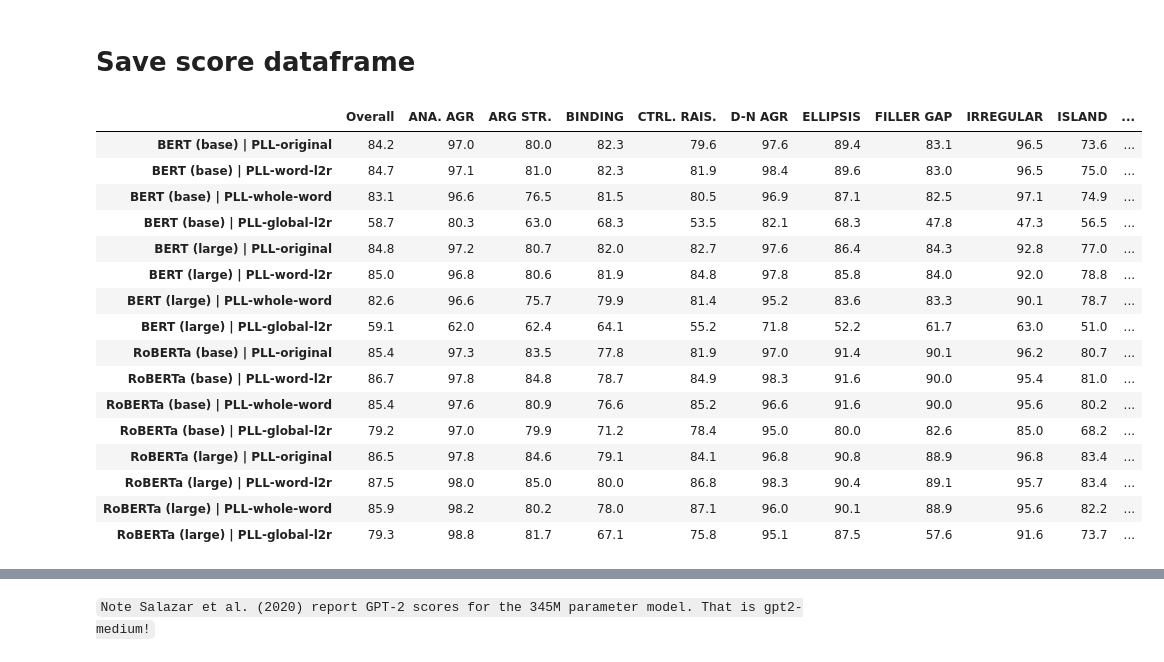
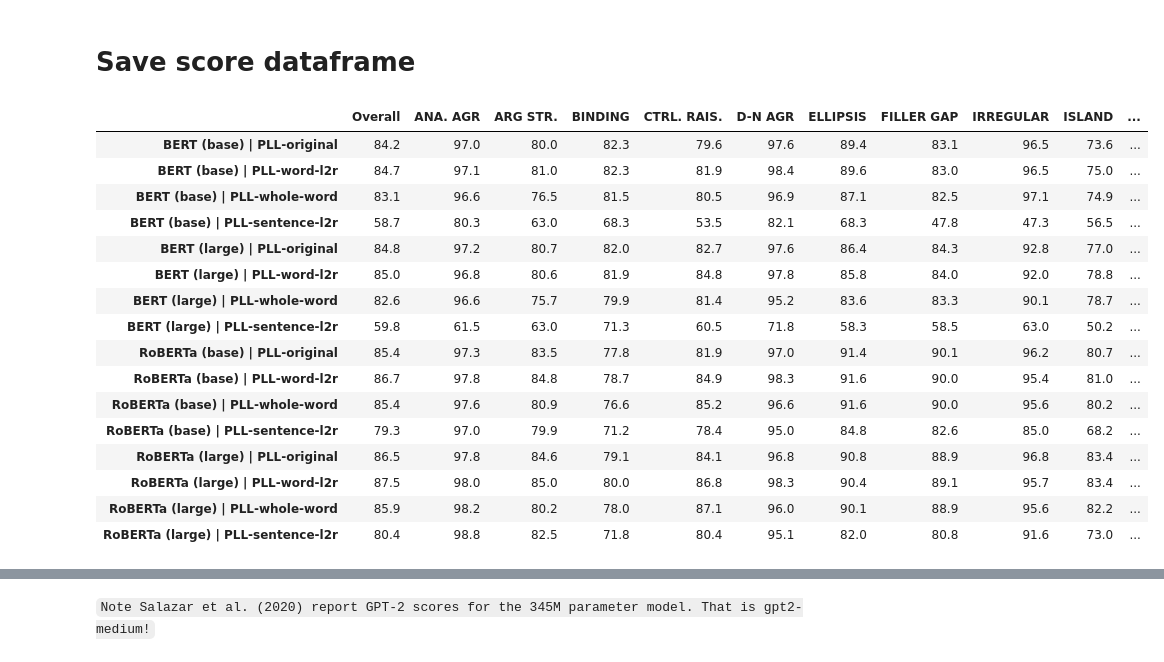
Before and after one commit to eltociear/better-mlm-scoring, a Jupyter notebook: better-mlm-scoring-analyses/analyze-blimp-results.ipynb, the cells around one changed output, grey strips where cells are left out. Drawn from its saved outputs; the diff is of its cells as text; code cells hidden in the pictures.

```diff
--- a/better-mlm-scoring-analyses/analyze-blimp-results.ipynb
+++ b/better-mlm-scoring-analyses/analyze-blimp-results.ipynb
@@ -359,50 +359,50 @@ rename_dict = {
 df_renamed = df_sorted.rename(columns=rename_dict)
 
 #rename rows
 raname_rows_dict = {
     'bert-base-cased_original' : 'BERT (base) | PLL-original',
     'bert-base-cased_adjusted_l2r' : 'BERT (base) | PLL-word-l2r',
     'bert-base-cased_adjusted_mlm' : 'BERT (base) | PLL-whole-word',
-    'bert-base-cased_adjusted_global_l2r' : 'BERT (base) | PLL-global-l2r',
+    'bert-base-cased_adjusted_global_l2r' : 'BERT (base) | PLL-sentence-l2r',
     #
     'bert-large-cased_original' : 'BERT (large) | PLL-original',
     'bert-large-cased_adjusted_l2r' : 'BERT (large) | PLL-word-l2r',
     'bert-large-cased_adjusted_mlm' : 'BERT (large) | PLL-whole-word',
-    'bert-large-cased_adjusted_global_l2r' : 'BERT (large) | PLL-global-l2r',
+    'bert-large-cased_adjusted_global_l2r' : 'BERT (large) | PLL-sentence-l2r',
     #
     'roberta-base_original' : 'RoBERTa (base) | PLL-original',
     'roberta-base_adjusted_l2r' : 'RoBERTa (base) | PLL-word-l2r',
     'roberta-base_adjusted_mlm' : 'RoBERTa (base) | PLL-whole-word',
-    'roberta-base_adjusted_global_l2r' : 'RoBERTa (base) | PLL-global-l2r',
+    'roberta-base_adjusted_global_l2r' : 'RoBERTa (base) | PLL-sentence-l2r',
     #
     'roberta-large_original' : 'RoBERTa (large) | PLL-original',
     'roberta-large_adjusted_l2r' : 'RoBERTa (large) | PLL-word-l2r',
     'roberta-large_adjusted_mlm' : 'RoBERTa (large) | PLL-whole-word',
-    'roberta-large_adjusted_global_l2r' : 'RoBERTa (large) | PLL-global-l2r'
+    'roberta-large_adjusted_global_l2r' : 'RoBERTa (large) | PLL-sentence-l2r'
 }
 
 df_renamed = df_renamed.rename(index=raname_rows_dict)
 
 df_renamed.to_csv('blimp_scores_aggregated.csv')
 df_renamed
 # %% [output]
 |  | Overall | ANA. AGR | ARG STR. | BINDING | CTRL. RAIS. | D-N AGR | ELLIPSIS | FILLER GAP | IRREGULAR | ISLAND | ... |
 | BERT (base) | PLL-original | 84.2 | 97.0 | 80.0 | 82.3 | 79.6 | 97.6 | 89.4 | 83.1 | 96.5 | 73.6 | ... |
 | BERT (base) | PLL-word-l2r | 84.7 | 97.1 | 81.0 | 82.3 | 81.9 | 98.4 | 89.6 | 83.0 | 96.5 | 75.0 | ... |
 | BERT (base) | PLL-whole-word | 83.1 | 96.6 | 76.5 | 81.5 | 80.5 | 96.9 | 87.1 | 82.5 | 97.1 | 74.9 | ... |
-| BERT (base) | PLL-global-l2r | 58.7 | 80.3 | 63.0 | 68.3 | 53.5 | 82.1 | 68.3 | 47.8 | 47.3 | 56.5 | ... |
+| BERT (base) | PLL-sentence-l2r | 58.7 | 80.3 | 63.0 | 68.3 | 53.5 | 82.1 | 68.3 | 47.8 | 47.3 | 56.5 | ... |
 | BERT (large) | PLL-original | 84.8 | 97.2 | 80.7 | 82.0 | 82.7 | 97.6 | 86.4 | 84.3 | 92.8 | 77.0 | ... |
 | BERT (large) | PLL-word-l2r | 85.0 | 96.8 | 80.6 | 81.9 | 84.8 | 97.8 | 85.8 | 84.0 | 92.0 | 78.8 | ... |
 | BERT (large) | PLL-whole-word | 82.6 | 96.6 | 75.7 | 79.9 | 81.4 | 95.2 | 83.6 | 83.3 | 90.1 | 78.7 | ... |
-| BERT (large) | PLL-global-l2r | 59.1 | 62.0 | 62.4 | 64.1 | 55.2 | 71.8 | 52.2 | 61.7 | 63.0 | 51.0 | ... |
+| BERT (large) | PLL-sentence-l2r | 59.8 | 61.5 | 63.0 | 71.3 | 60.5 | 71.8 | 58.3 | 58.5 | 63.0 | 50.2 | ... |
 | RoBERTa (base) | PLL-original | 85.4 | 97.3 | 83.5 | 77.8 | 81.9 | 97.0 | 91.4 | 90.1 | 96.2 | 80.7 | ... |
 | RoBERTa (base) | PLL-word-l2r | 86.7 | 97.8 | 84.8 | 78.7 | 84.9 | 98.3 | 91.6 | 90.0 | 95.4 | 81.0 | ... |
 | RoBERTa (base) | PLL-whole-word | 85.4 | 97.6 | 80.9 | 76.6 | 85.2 | 96.6 | 91.6 | 90.0 | 95.6 | 80.2 | ... |
-| RoBERTa (base) | PLL-global-l2r | 79.2 | 97.0 | 79.9 | 71.2 | 78.4 | 95.0 | 80.0 | 82.6 | 85.0 | 68.2 | ... |
+| RoBERTa (base) | PLL-sentence-l2r | 79.3 | 97.0 | 79.9 | 71.2 | 78.4 | 95.0 | 84.8 | 82.6 | 85.0 | 68.2 | ... |
 | RoBERTa (large) | PLL-original | 86.5 | 97.8 | 84.6 | 79.1 | 84.1 | 96.8 | 90.8 | 88.9 | 96.8 | 83.4 | ... |
 | RoBERTa (large) | PLL-word-l2r | 87.5 | 98.0 | 85.0 | 80.0 | 86.8 | 98.3 | 90.4 | 89.1 | 95.7 | 83.4 | ... |
 | RoBERTa (large) | PLL-whole-word | 85.9 | 98.2 | 80.2 | 78.0 | 87.1 | 96.0 | 90.1 | 88.9 | 95.6 | 82.2 | ... |
-| RoBERTa (large) | PLL-global-l2r | 79.3 | 98.8 | 81.7 | 67.1 | 75.8 | 95.1 | 87.5 | 57.6 | 91.6 | 73.7 | ... |
+| RoBERTa (large) | PLL-sentence-l2r | 80.4 | 98.8 | 82.5 | 71.8 | 80.4 | 95.1 | 82.0 | 80.8 | 91.6 | 73.0 | ... |
 # %%
 # print to LaTeX and adjust from there
 print(df_renamed.to_latex())
```
Also changed, not shown: parts of 5 cells of this notebook, 11 other files.
